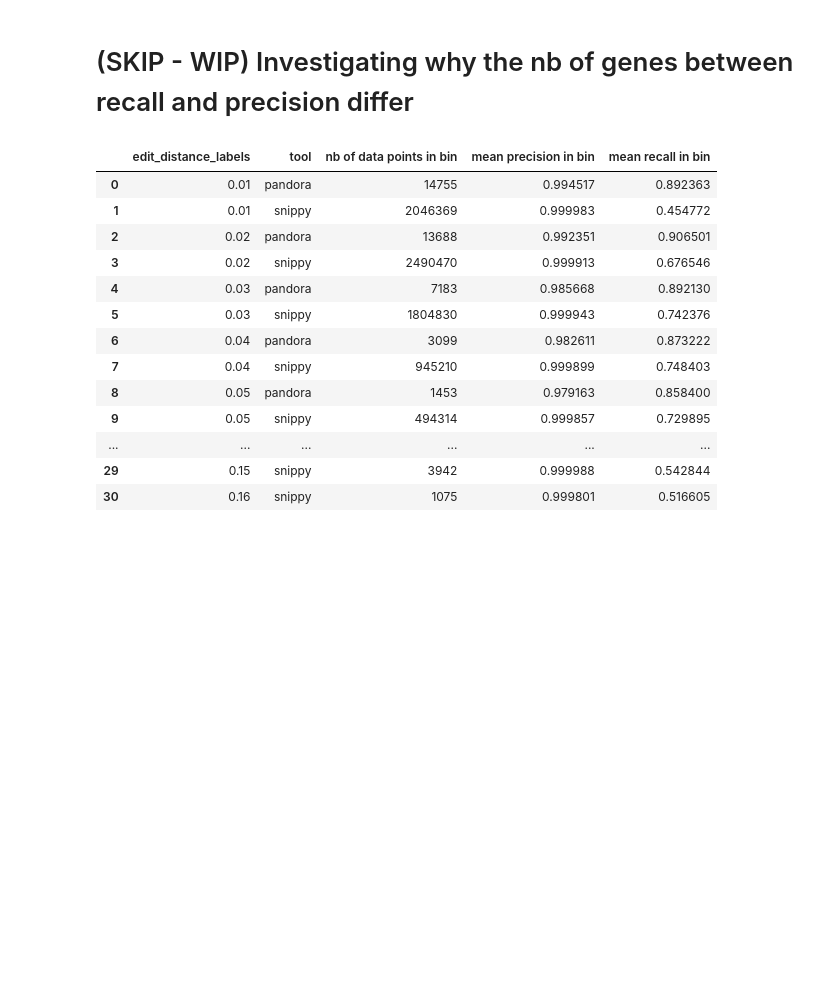
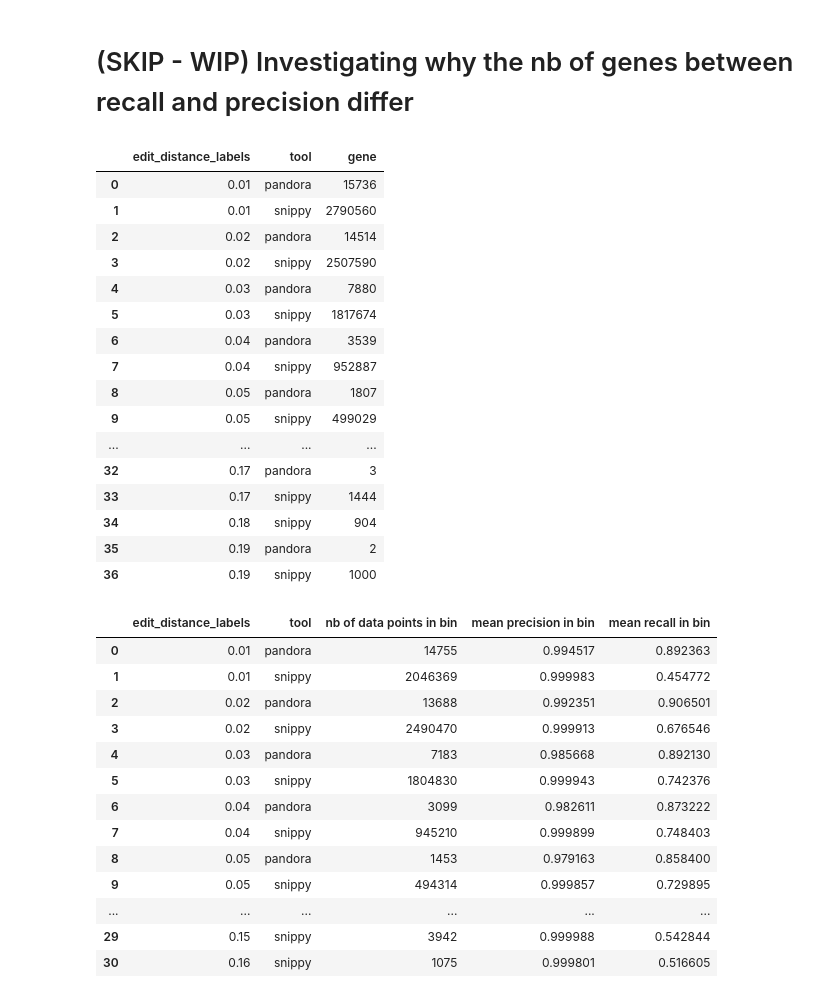
Before and after one commit to leoisl/pandora_gene_distance, a Jupyter notebook: notebooks/eda.ipynb, the cells around one changed output. Cells and saved outputs as stored; diff of their text form; code cells hidden in the pictures; blank space fills up the shorter version.

```diff
--- a/notebooks/eda.ipynb
+++ b/notebooks/eda.ipynb
@@ -339 +368,21 @@ temp_df = merge_dfs(df_precision_with_step_001, df_recall_with_step_001)
+# %%
+count_df_recall_with_step_001
+# %% [output]
+|  | edit_distance_labels | tool | gene |
+| 0 | 0.01 | pandora | 15736 |
+| 1 | 0.01 | snippy | 2790560 |
+| 2 | 0.02 | pandora | 14514 |
+| 3 | 0.02 | snippy | 2507590 |
+| 4 | 0.03 | pandora | 7880 |
+| 5 | 0.03 | snippy | 1817674 |
+| 6 | 0.04 | pandora | 3539 |
+| 7 | 0.04 | snippy | 952887 |
+| 8 | 0.05 | pandora | 1807 |
+| 9 | 0.05 | snippy | 499029 |
+| ... | ... | ... | ... |
+| 32 | 0.17 | pandora | 3 |
+| 33 | 0.17 | snippy | 1444 |
+| 34 | 0.18 | snippy | 904 |
+| 35 | 0.19 | pandora | 2 |
+| 36 | 0.19 | snippy | 1000 |
 # %%
```
Also changed, not shown: parts of 10 cells of this notebook.
